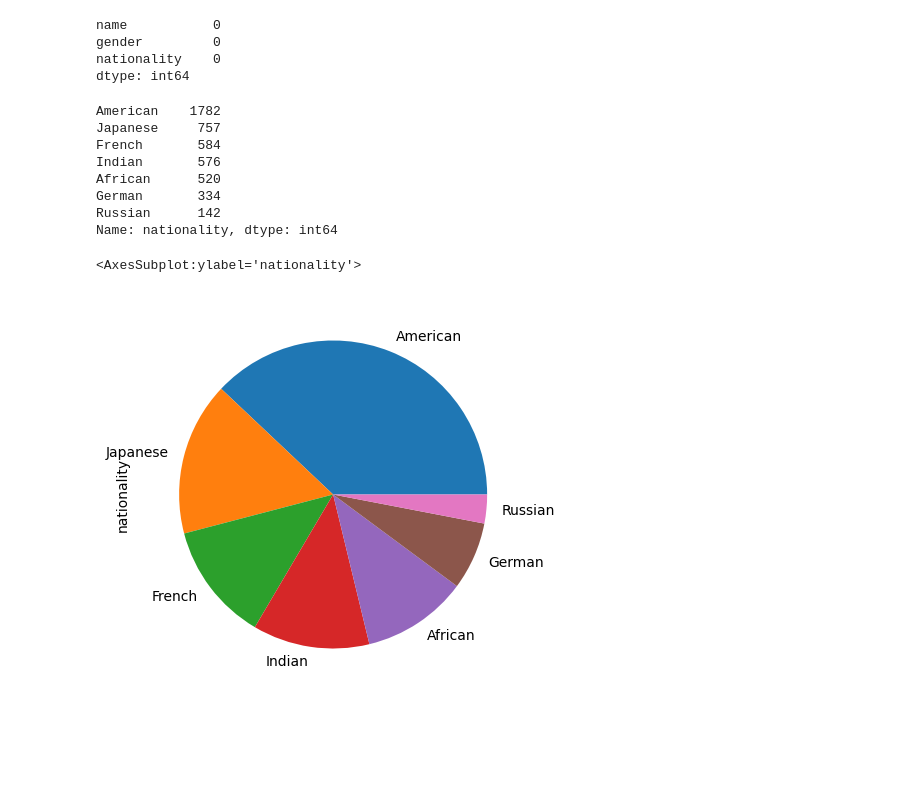
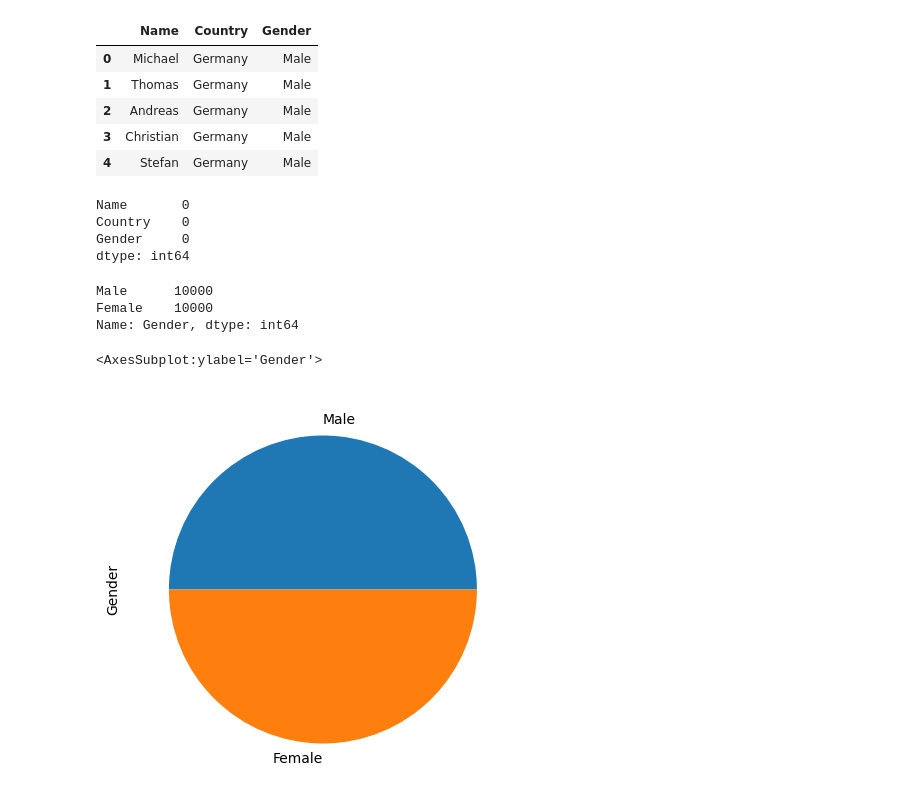
Before and after one commit to fratambot/name-clf, a Jupyter notebook: notebooks/EDA.ipynb, the cells around one changed output. Saved outputs shown, nothing was run; the diff lists cells and outputs as text; code cells hidden in the pictures; blank space fills up the shorter version.

```diff
--- a/notebooks/EDA.ipynb
+++ b/notebooks/EDA.ipynb
@@ -53,0 +29,11 @@ raw_data.head()
+# %%
+nd = NameDataset()
+# %%
+country_codes = nd.get_country_codes(alpha_2=True)
+print(country_codes)
+country_mapping = {}
+for country_code in country_codes:
+    country_name = pycountry.countries.get(alpha_2=country_code).name
+    country_mapping[country_code] = country_name
+
+country_mapping
@@ -53,0 +59,4 @@ raw_data.head()
+# %%
+subset = ("ES", "IT", "FR", "DE", "GB")
+europe = dict(filter(lambda i:i[0] in subset, country_mapping.items()))
+print(europe)
@@ -53,0 +65,25 @@ raw_data.head()
+# %%
+entries = []
+for key, value in europe.items():
+    print(key)
+    result_male = nd.get_top_names(n=2000, gender="Male", country_alpha2=key)
+    for name_male in result_male[key]["M"]:
+        entries.append(
+            {
+                "Name": name_male,
+                "Country": value,
+                "Gender": "Male"
+            }
+        )
+    result_female = nd.get_top_names(n=2000, gender="Female", country_alpha2=key)
+    for name_female in result_female[key]["F"]:
+        entries.append(
+            {
+                "Name": name_female,
+                "Country": value,
+                "Gender": "Female"
+            }
+        )
+
+df = pd.DataFrame(entries)
+df.shape
@@ -54,22 +97,26 @@ raw_data.head()
+# %%
+df.head()
+# %% [output]
+|  | Name | Country | Gender |
+| 0 | Michael | Germany | Male |
+| 1 | Thomas | Germany | Male |
+| 2 | Andreas | Germany | Male |
+| 3 | Christian | Germany | Male |
+| 4 | Stefan | Germany | Male |
 # %%
-print(raw_data.isna().sum())
+print(df.isna().sum())
 # %% [output]
-name           0
-gender         0
-nationality    0
+Name       0
+Country    0
+Gender     0
 dtype: int64
 # %%
-print(raw_data["nationality"].value_counts())
-raw_data["nationality"].value_counts().plot(kind='pie', figsize=(5,5))
+print(df["Gender"].value_counts())
+df["Gender"].value_counts().plot(kind='pie', figsize=(5,5))
 # %% [output]
-American    1782
-Japanese     757
-French       584
-Indian       576
-African      520
-German       334
-Russian      142
-Name: nationality, dtype: int64
+Male      10000
+Female    10000
+Name: Gender, dtype: int64
-<AxesSubplot:ylabel='nationality'>
+<AxesSubplot:ylabel='Gender'>
-[figure, old version]
+[figure, new version]
 # %%
```
Also changed, not shown: parts of 14 cells of this notebook, 9 other files.
